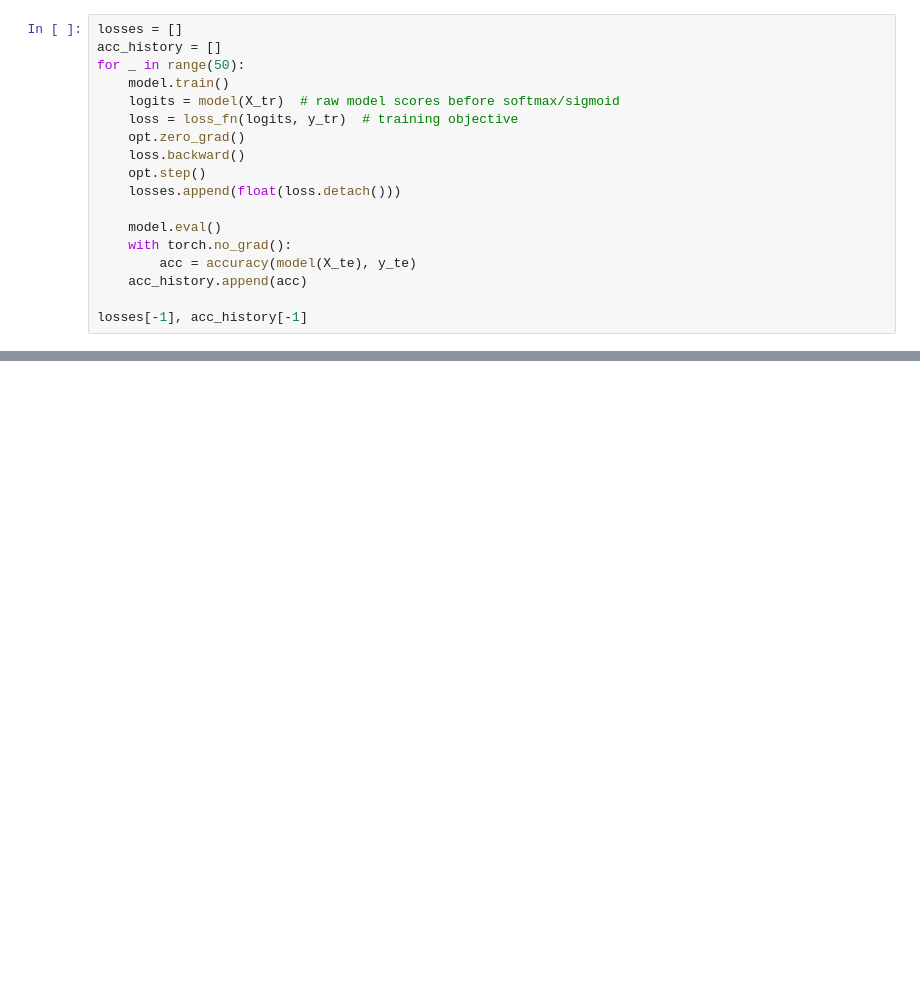
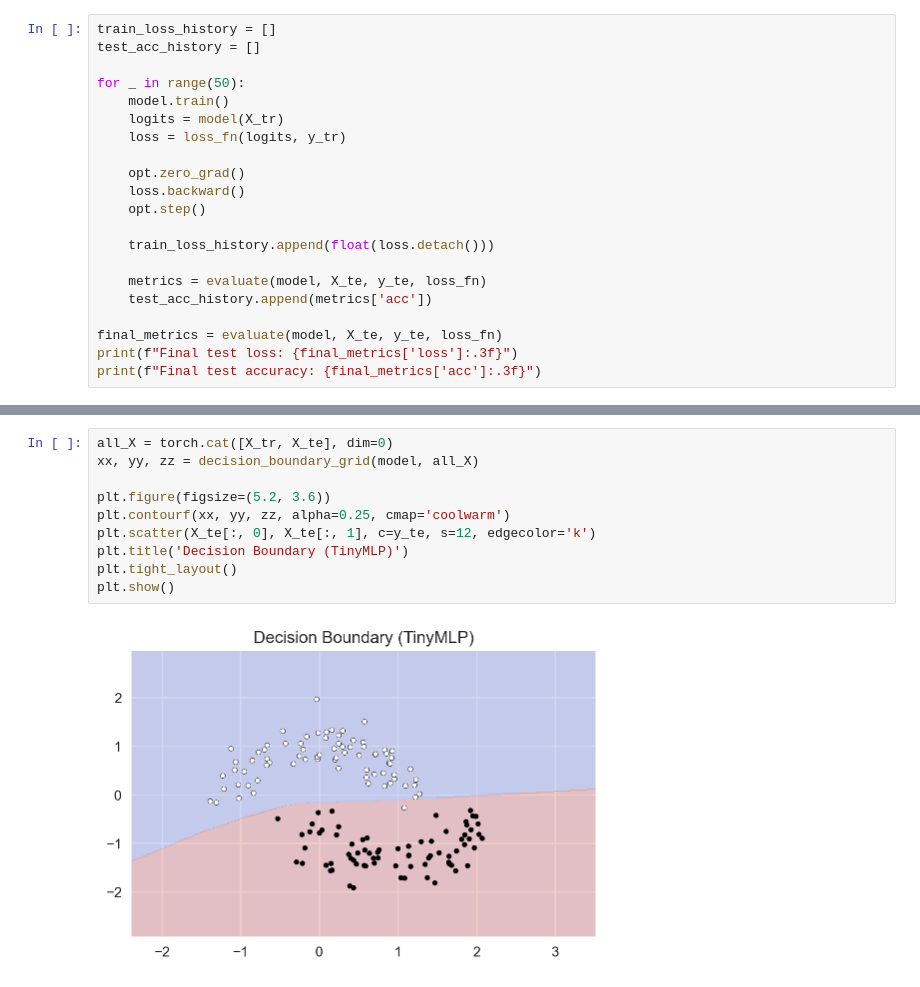
Before and after one commit to FranQuant/pytorch_dl_apps, a Jupyter notebook: part2_pytorch_basics/chapter_8.ipynb, the cells around one changed output, grey strips where cells are left out. Saved outputs shown, nothing was run; the diff lists cells and outputs as text; blank space fills up the shorter version.

Commit message:
Polish Chapter 8 organized PyTorch workflow notebook

```diff
--- a/part2_pytorch_basics/chapter_8.ipynb
+++ b/part2_pytorch_basics/chapter_8.ipynb
@@ -49,19 +132,22 @@ def accuracy(logits, y):  # compute classification accuracy
 # %%
-losses = []
-acc_history = []
+train_loss_history = []
+test_acc_history = []
+
 for _ in range(50):
     model.train()
-    logits = model(X_tr)  # raw model scores before softmax/sigmoid
-    loss = loss_fn(logits, y_tr)  # training objective
+    logits = model(X_tr)
+    loss = loss_fn(logits, y_tr)
+
     opt.zero_grad()
     loss.backward()
     opt.step()
-    losses.append(float(loss.detach()))
 
-    model.eval()
-    with torch.no_grad():
-        acc = accuracy(model(X_te), y_te)
-    acc_history.append(acc)
+    train_loss_history.append(float(loss.detach()))
 
-losses[-1], acc_history[-1]
+    metrics = evaluate(model, X_te, y_te, loss_fn)
+    test_acc_history.append(metrics['acc'])
+
+final_metrics = evaluate(model, X_te, y_te, loss_fn)
+print(f"Final test loss: {final_metrics['loss']:.3f}")
+print(f"Final test accuracy: {final_metrics['acc']:.3f}")
 # %% [output]
@@ -103,0 +161,12 @@ plt.tight_layout(); plt.show()  # tighten layout and render
+# %%
+all_X = torch.cat([X_tr, X_te], dim=0)
+xx, yy, zz = decision_boundary_grid(model, all_X)
+
+plt.figure(figsize=(5.2, 3.6))
+plt.contourf(xx, yy, zz, alpha=0.25, cmap='coolwarm')
+plt.scatter(X_te[:, 0], X_te[:, 1], c=y_te, s=12, edgecolor='k')
+plt.title('Decision Boundary (TinyMLP)')
+plt.tight_layout()
+plt.show()
+# %% [output]
+[figure, added]
```
Also changed, not shown: parts of 18 cells of this notebook.
